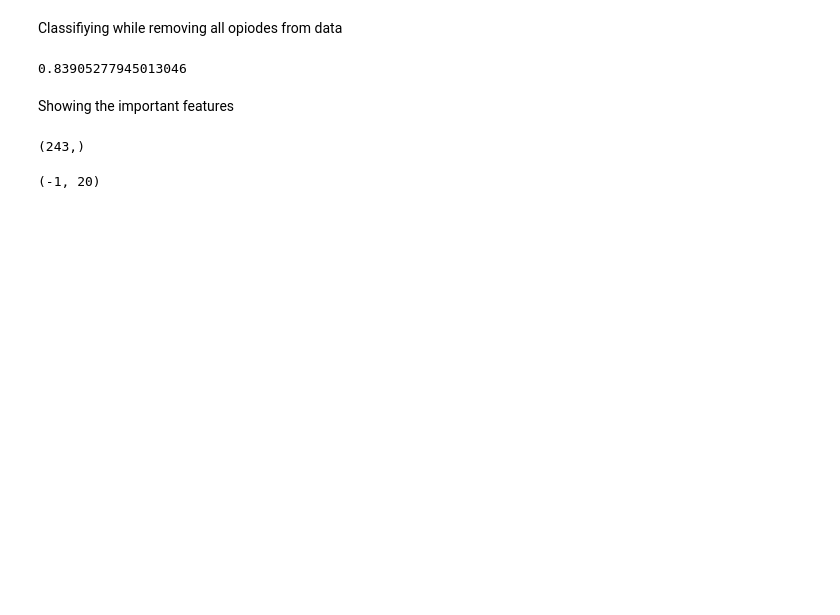
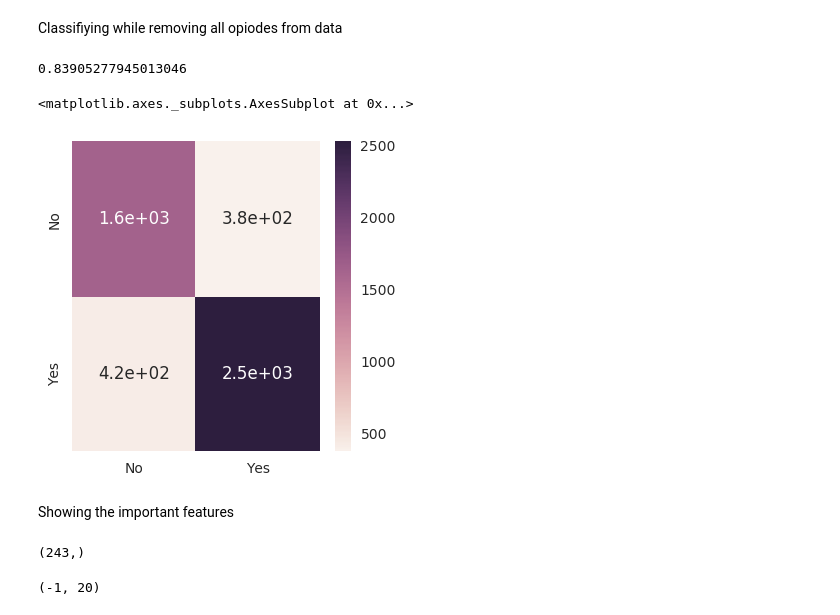
Before and after one commit to pazbunis/rwe_project, a Jupyter notebook: Project.ipynb, the cells around one changed output. Drawn from its saved outputs; the diff is of its cells as text; code cells hidden in the pictures; blank space fills up the shorter version.

```diff
--- a/Project.ipynb
+++ b/Project.ipynb
@@ -199,6 +218,18 @@ test_labels = test.iloc[:,-1]
 rfc.score(test_features, test_labels)
 # %% [output]
 0.83905277945013046
+# %%
+from sklearn.metrics import confusion_matrix
+import seaborn as sn
+pred = rfc.predict(test_features)
+conf_mat = confusion_matrix(pred, test_labels)
+df_cm = pd.DataFrame(conf_mat, index = [item for item in ['No','Yes']],
+                     columns = [item for item in ['No','Yes']])
+plt.figure(figsize = (4,4))
+sn.heatmap(df_cm, annot=True)
+# %% [output]
+<matplotlib.axes._subplots.AxesSubplot at 0x...>
+[figure, added]
 # %% [markdown]
 Showing the important features
 # %%
```
Also changed, not shown: parts of 12 cells of this notebook.
